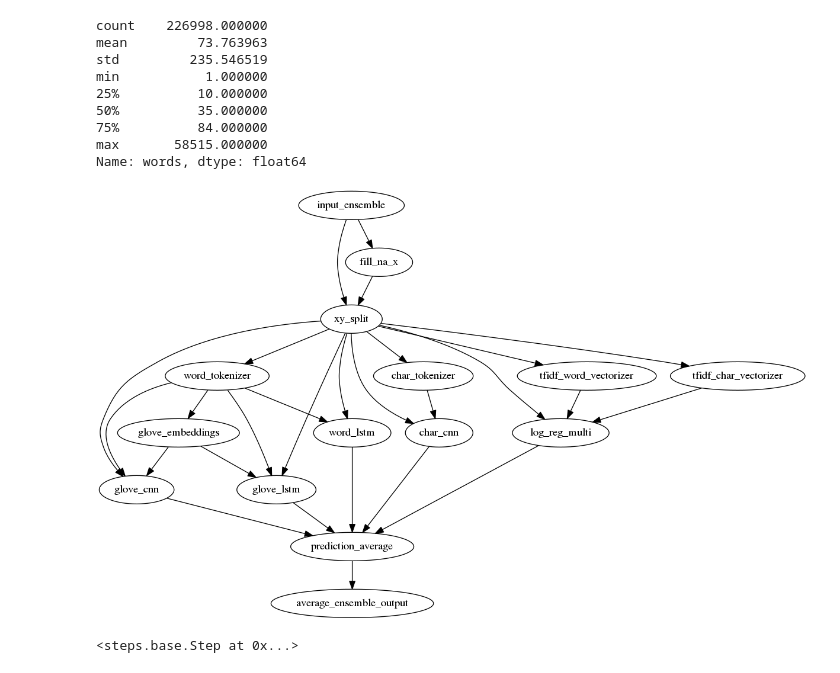
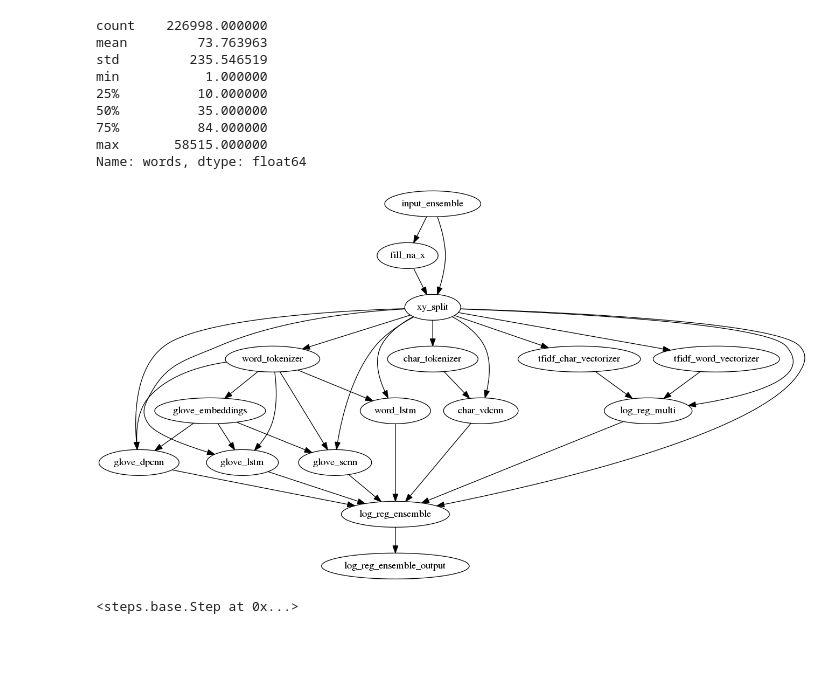
Before and after one commit to minerva-ml/open-solution-toxic-comments, a Jupyter notebook: devbook.ipynb, the cells around one changed output. Cells and saved outputs as stored; diff of their text form; code cells hidden in the pictures; blank space fills up the shorter version.

Commit message:
full pipeline ran and tested

```diff
--- a/devbook.ipynb
+++ b/devbook.ipynb
@@ -115,11 +115,11 @@ Name: words, dtype: float64
 # %%
 import os
 os.environ['CUDA_VISIBLE_DEVICES'] = ''
 from pipeline_config import SOLUTION_CONFIG
-from pipelines import ensemble_train_pipeline
+from pipelines import logistic_regression_ensemble_train
 
-pipe = ensemble_train_pipeline(SOLUTION_CONFIG)
+pipe = logistic_regression_ensemble_train(SOLUTION_CONFIG)
 pipe
 # %% [output]
-[figure, old version]
+[figure, new version]
 <steps.base.Step at 0x...>
```
Also changed, not shown: 3 other files.
